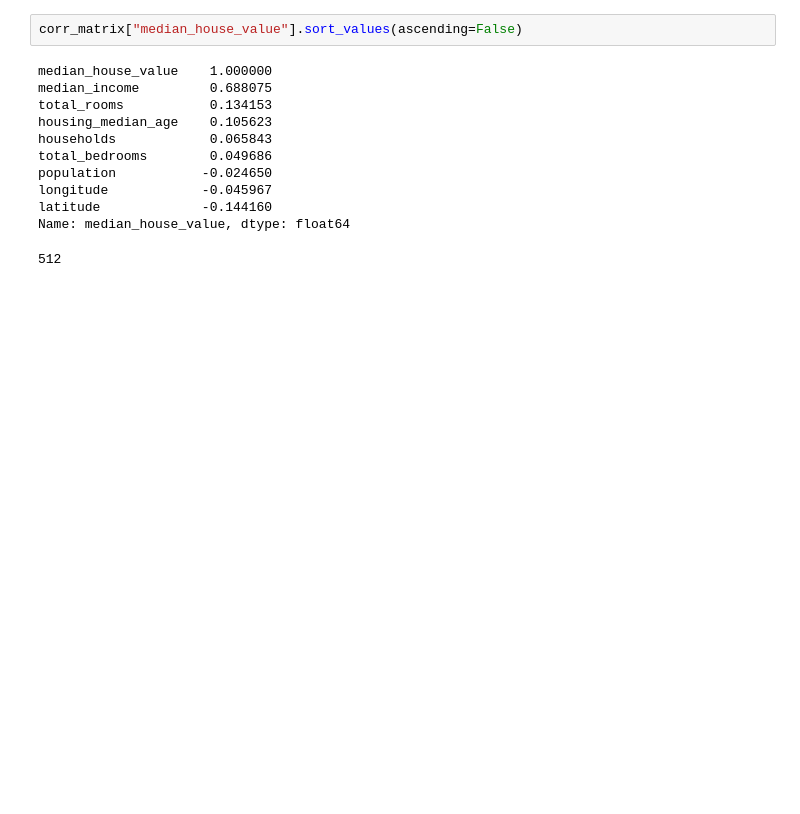
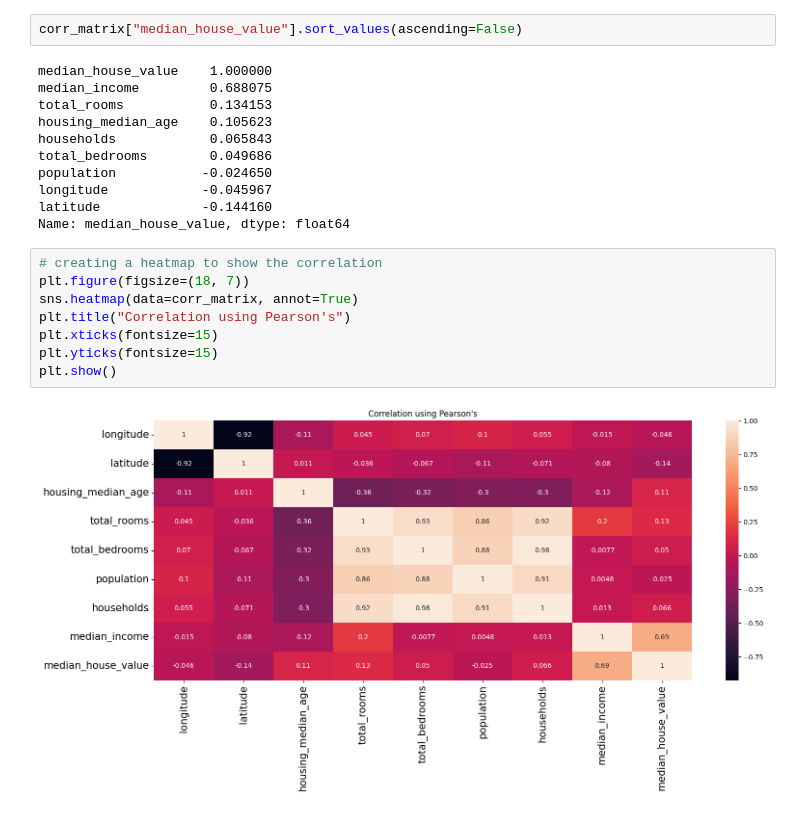
Before and after one commit to Brian342/JupyterNoteBook, a Jupyter notebook: Hands-On_Machine_Learning_with_Scikit-Learn.ipynb, the cells around one changed output. Drawn from its saved outputs; the diff is of its cells as text; blank space fills up the shorter version.

```diff
--- a/Hands-On_Machine_Learning_with_Scikit-Learn.ipynb
+++ b/Hands-On_Machine_Learning_with_Scikit-Learn.ipynb
@@ -227,5 +228,12 @@ longitude            -0.045967
 latitude             -0.144160
 Name: median_house_value, dtype: float64
 # %%
+# creating a heatmap to show the correlation
+plt.figure(figsize=(18, 7))
+sns.heatmap(data=corr_matrix, annot=True)
+plt.title("Correlation using Pearson's")
+plt.xticks(fontsize=15)
+plt.yticks(fontsize=15)
+plt.show()
 # %% [output]
-512
+[figure, added]
```
Also changed, not shown: parts of 1 cell of this notebook.
